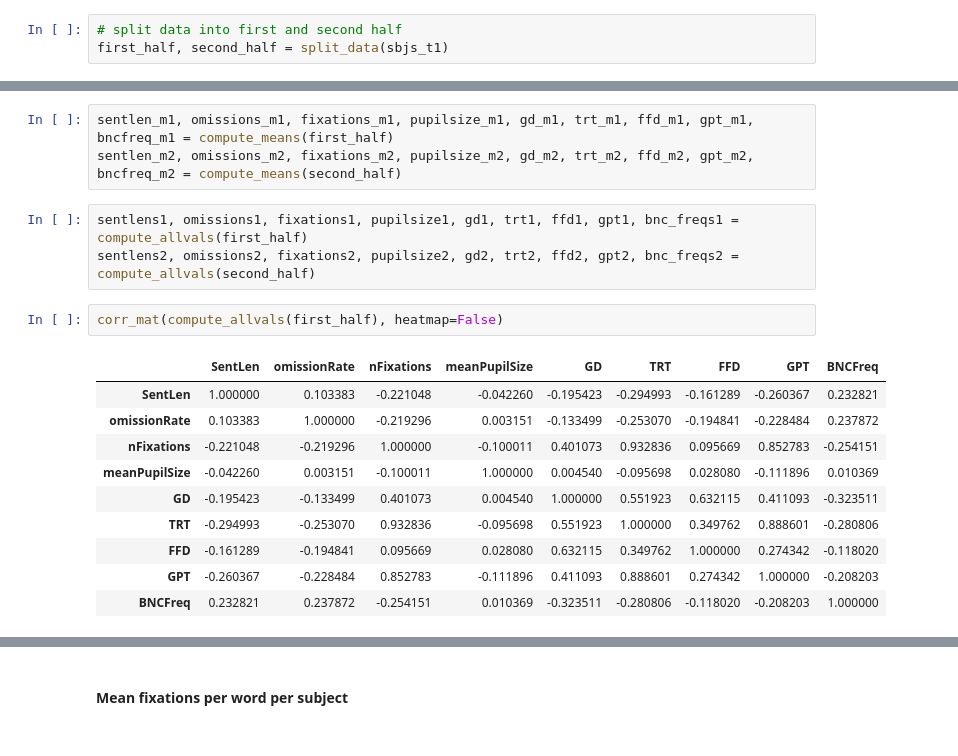
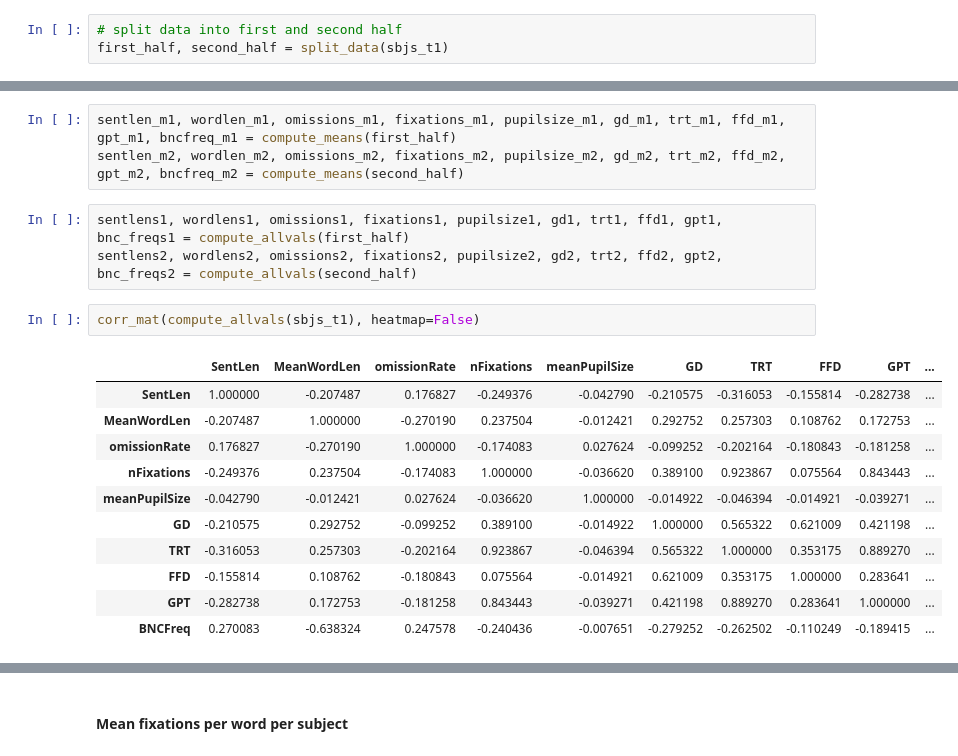
Before and after one commit to PosoSAgapo/NER-with-EEG-and-ET, a Jupyter notebook: data_exploration.ipynb, the cells around one changed output, grey strips where cells are left out. Cells and saved outputs as stored; diff of their text form.

Commit message:
Added mean word length to sentence level data

```diff
--- a/data_exploration.ipynb
+++ b/data_exploration.ipynb
@@ -100,20 +80,21 @@ Number of sents in second half: 200
 # %%
-sentlen_m1, omissions_m1, fixations_m1, pupilsize_m1, gd_m1, trt_m1, ffd_m1, gpt_m1, bncfreq_m1 = compute_means(first_half)
-sentlen_m2, omissions_m2, fixations_m2, pupilsize_m2, gd_m2, trt_m2, ffd_m2, gpt_m2, bncfreq_m2 = compute_means(second_half)
+sentlen_m1, wordlen_m1, omissions_m1, fixations_m1, pupilsize_m1, gd_m1, trt_m1, ffd_m1, gpt_m1, bncfreq_m1 = compute_means(first_half)
+sentlen_m2, wordlen_m2, omissions_m2, fixations_m2, pupilsize_m2, gd_m2, trt_m2, ffd_m2, gpt_m2, bncfreq_m2 = compute_means(second_half)
 # %%
-sentlens1, omissions1, fixations1, pupilsize1, gd1, trt1, ffd1, gpt1, bnc_freqs1 = compute_allvals(first_half)
-sentlens2, omissions2, fixations2, pupilsize2, gd2, trt2, ffd2, gpt2, bnc_freqs2 = compute_allvals(second_half)
+sentlens1, wordlens1, omissions1, fixations1, pupilsize1, gd1, trt1, ffd1, gpt1, bnc_freqs1 = compute_allvals(first_half)
+sentlens2, wordlens2, omissions2, fixations2, pupilsize2, gd2, trt2, ffd2, gpt2, bnc_freqs2 = compute_allvals(second_half)
 # %%
-corr_mat(compute_allvals(first_half), heatmap=False)
+corr_mat(compute_allvals(sbjs_t1), heatmap=False)
 # %% [output]
-|  | SentLen | omissionRate | nFixations | meanPupilSize | GD | TRT | FFD | GPT | BNCFreq |
-| SentLen | 1.000000 | 0.103383 | -0.221048 | -0.042260 | -0.195423 | -0.294993 | -0.161289 | -0.260367 | 0.232821 |
-| omissionRate | 0.103383 | 1.000000 | -0.219296 | 0.003151 | -0.133499 | -0.253070 | -0.194841 | -0.228484 | 0.237872 |
-| nFixations | -0.221048 | -0.219296 | 1.000000 | -0.100011 | 0.401073 | 0.932836 | 0.095669 | 0.852783 | -0.254151 |
-| meanPupilSize | -0.042260 | 0.003151 | -0.100011 | 1.000000 | 0.004540 | -0.095698 | 0.028080 | -0.111896 | 0.010369 |
-| GD | -0.195423 | -0.133499 | 0.401073 | 0.004540 | 1.000000 | 0.551923 | 0.632115 | 0.411093 | -0.323511 |
-| TRT | -0.294993 | -0.253070 | 0.932836 | -0.095698 | 0.551923 | 1.000000 | 0.349762 | 0.888601 | -0.280806 |
-| FFD | -0.161289 | -0.194841 | 0.095669 | 0.028080 | 0.632115 | 0.349762 | 1.000000 | 0.274342 | -0.118020 |
-| GPT | -0.260367 | -0.228484 | 0.852783 | -0.111896 | 0.411093 | 0.888601 | 0.274342 | 1.000000 | -0.208203 |
-| BNCFreq | 0.232821 | 0.237872 | -0.254151 | 0.010369 | -0.323511 | -0.280806 | -0.118020 | -0.208203 | 1.000000 |
+|  | SentLen | MeanWordLen | omissionRate | nFixations | meanPupilSize | GD | TRT | FFD | GPT | ... |
+| SentLen | 1.000000 | -0.207487 | 0.176827 | -0.249376 | -0.042790 | -0.210575 | -0.316053 | -0.155814 | -0.282738 | ... |
+| MeanWordLen | -0.207487 | 1.000000 | -0.270190 | 0.237504 | -0.012421 | 0.292752 | 0.257303 | 0.108762 | 0.172753 | ... |
+| omissionRate | 0.176827 | -0.270190 | 1.000000 | -0.174083 | 0.027624 | -0.099252 | -0.202164 | -0.180843 | -0.181258 | ... |
+| nFixations | -0.249376 | 0.237504 | -0.174083 | 1.000000 | -0.036620 | 0.389100 | 0.923867 | 0.075564 | 0.843443 | ... |
+| meanPupilSize | -0.042790 | -0.012421 | 0.027624 | -0.036620 | 1.000000 | -0.014922 | -0.046394 | -0.014921 | -0.039271 | ... |
+| GD | -0.210575 | 0.292752 | -0.099252 | 0.389100 | -0.014922 | 1.000000 | 0.565322 | 0.621009 | 0.421198 | ... |
+| TRT | -0.316053 | 0.257303 | -0.202164 | 0.923867 | -0.046394 | 0.565322 | 1.000000 | 0.353175 | 0.889270 | ... |
+| FFD | -0.155814 | 0.108762 | -0.180843 | 0.075564 | -0.014921 | 0.621009 | 0.353175 | 1.000000 | 0.283641 | ... |
+| GPT | -0.282738 | 0.172753 | -0.181258 | 0.843443 | -0.039271 | 0.421198 | 0.889270 | 0.283641 | 1.000000 | ... |
+| BNCFreq | 0.270083 | -0.638324 | 0.247578 | -0.240436 | -0.007651 | -0.279252 | -0.262502 | -0.110249 | -0.189415 | ... |
 # %%
```
Also changed, not shown: parts of 13 cells of this notebook, 1 other file.
